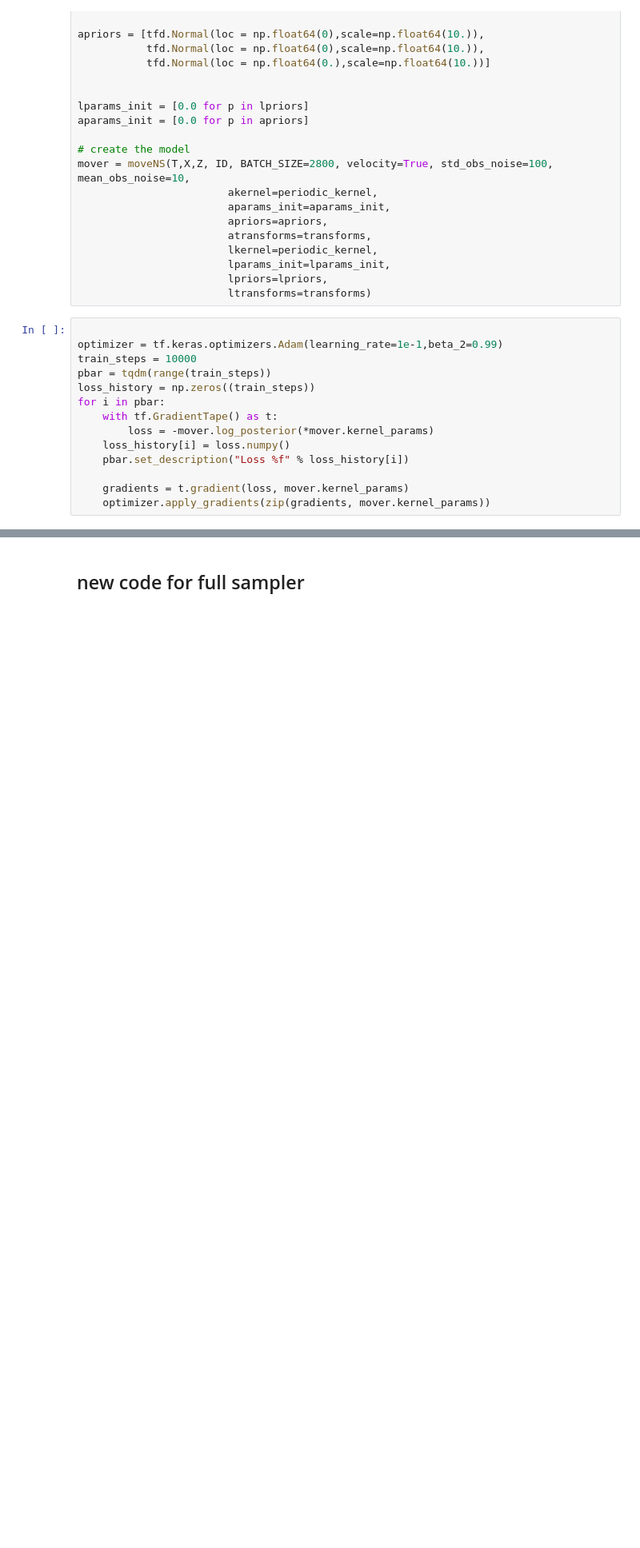
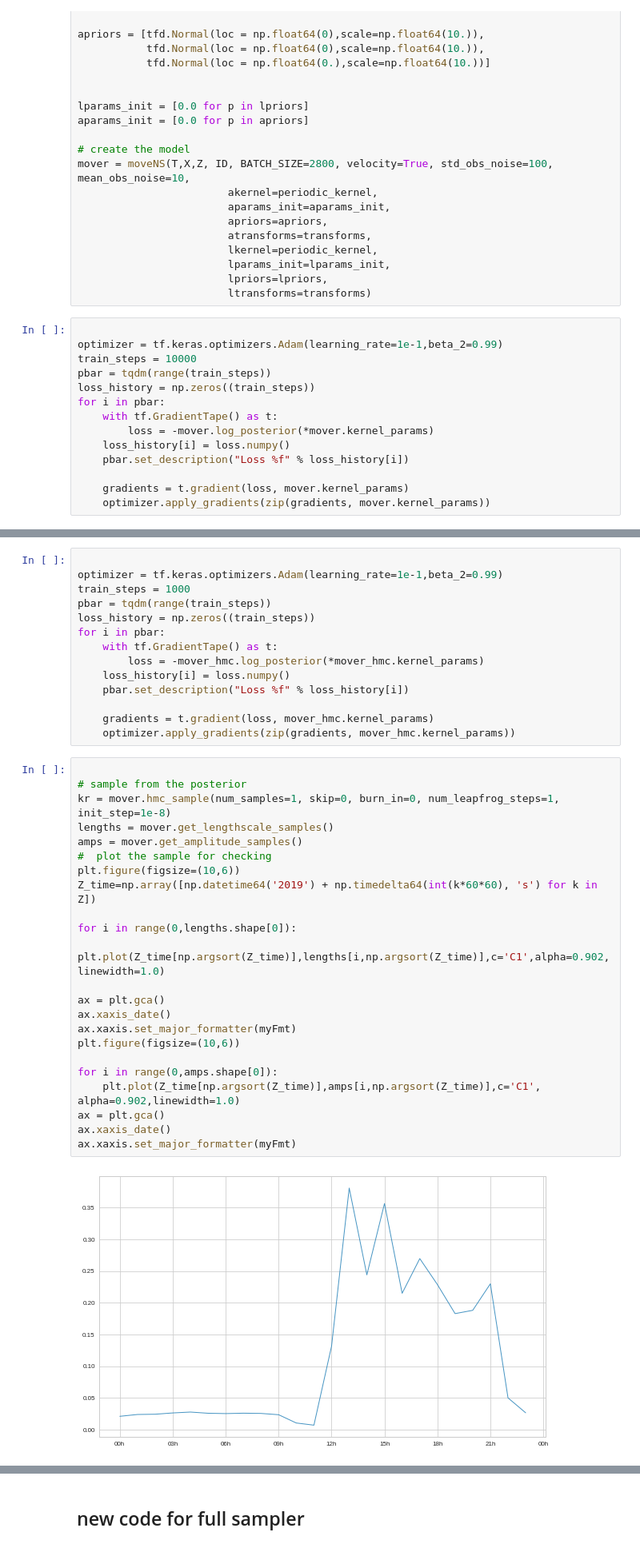
Before and after one commit to ctorney/moveNSGP, a Jupyter notebook: fitSheep.ipynb, the cells around one changed output, grey strips where cells are left out. Shown at 80% size. Saved outputs shown, nothing was run; the diff lists cells and outputs as text; blank space fills up the shorter version.

Commit message:
updates for step size

```diff
--- a/fitSheep.ipynb
+++ b/fitSheep.ipynb
@@ -163,0 +242,39 @@ for i in pbar:
+# %%
+
+optimizer = tf.keras.optimizers.Adam(learning_rate=1e-1,beta_2=0.99)
+train_steps = 1000
+pbar = tqdm(range(train_steps))
+loss_history = np.zeros((train_steps))
+for i in pbar:
+    with tf.GradientTape() as t:
+        loss = -mover_hmc.log_posterior(*mover_hmc.kernel_params)
+    loss_history[i] = loss.numpy()
+    pbar.set_description("Loss %f" % loss_history[i])
+
+    gradients = t.gradient(loss, mover_hmc.kernel_params)
+    optimizer.apply_gradients(zip(gradients, mover_hmc.kernel_params))
+# %%
+
+# sample from the posterior
+kr = mover.hmc_sample(num_samples=1, skip=0, burn_in=0, num_leapfrog_steps=1, init_step=1e-8)
+lengths = mover.get_lengthscale_samples()
+amps = mover.get_amplitude_samples()
+#  plot the sample for checking
+plt.figure(figsize=(10,6))
+Z_time=np.array([np.datetime64('2019') + np.timedelta64(int(k*60*60), 's') for k in Z])
+
+for i in range(0,lengths.shape[0]):
+    plt.plot(Z_time[np.argsort(Z_time)],lengths[i,np.argsort(Z_time)],c='C1',alpha=0.902,linewidth=1.0)
+
+ax = plt.gca()
+ax.xaxis_date()
+ax.xaxis.set_major_formatter(myFmt)
+plt.figure(figsize=(10,6))
+
+for i in range(0,amps.shape[0]):
+    plt.plot(Z_time[np.argsort(Z_time)],amps[i,np.argsort(Z_time)],c='C1', alpha=0.902,linewidth=1.0)
+ax = plt.gca()
+ax.xaxis_date()
+ax.xaxis.set_major_formatter(myFmt)
+# %% [output]
+[figure, added]
```
Also changed, not shown: parts of 37 cells of this notebook.
